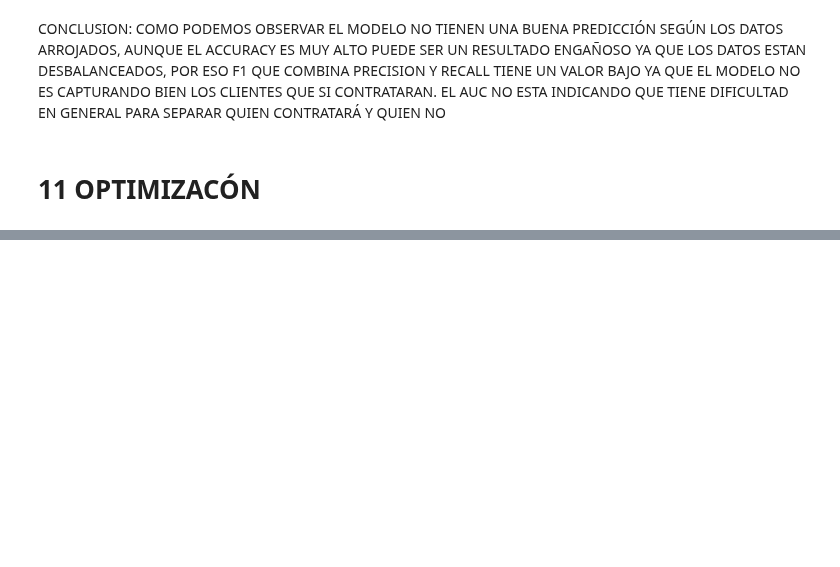
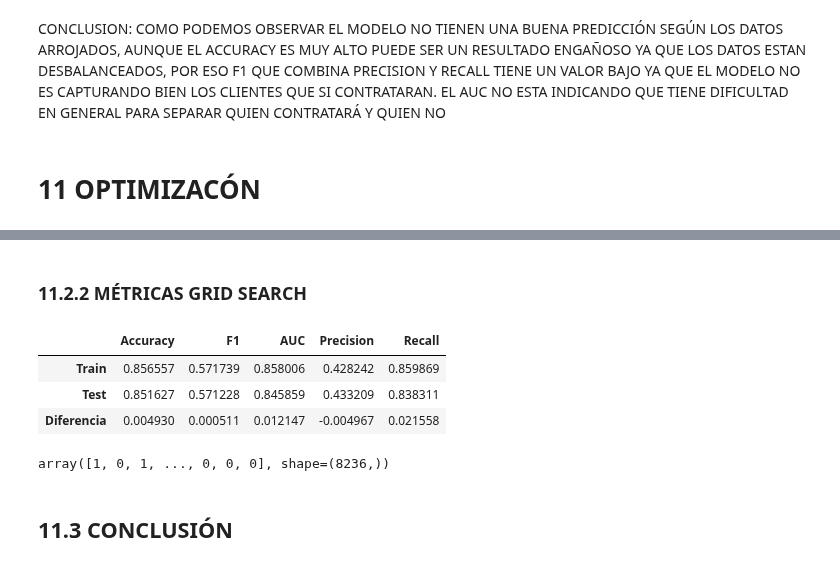
Before and after one commit to 4GeeksAcademy/cathycaz-intro-ml, a Jupyter notebook: src/01.1-logistic-regression.ipynb, the cells around one changed output, grey strips where cells are left out. Drawn from its saved outputs; the diff is of its cells as text; code cells hidden in the pictures; blank space fills up the shorter version.

```diff
--- a/src/01.1-logistic-regression.ipynb
+++ b/src/01.1-logistic-regression.ipynb
@@ -1662,0 +1737,19 @@ yhat_test_logit_opt = m_logit_opt.predict(X_test_sc)
+# %%
+y_pred_grid_train = best_model_grid.predict(X_train_sc)
+y_pred_grid_test = best_model_grid.predict(X_test_sc)
+# %% [markdown]
+### 11.2.2 MÉTRICAS GRID SEARCH
+# %%
+metrics_df_grid = get_metrics(Y_train, Y_test, y_pred_grid_train, y_pred_grid_test)
+metrics_df_grid
+# %% [output]
+|  | Accuracy | F1 | AUC | Precision | Recall |
+| Train | 0.856557 | 0.571739 | 0.858006 | 0.428242 | 0.859869 |
+| Test | 0.851627 | 0.571228 | 0.845859 | 0.433209 | 0.838311 |
+| Diferencia | 0.004930 | 0.000511 | 0.012147 | -0.004967 | 0.021558 |
+# %%
+y_pred_grid_test
+# %% [output]
+array([1, 0, 1, ..., 0, 0, 0], shape=(8236,))
+# %% [markdown]
+## 11.3 CONCLUSIÓN
```
Also changed, not shown: parts of 16 cells of this notebook.
